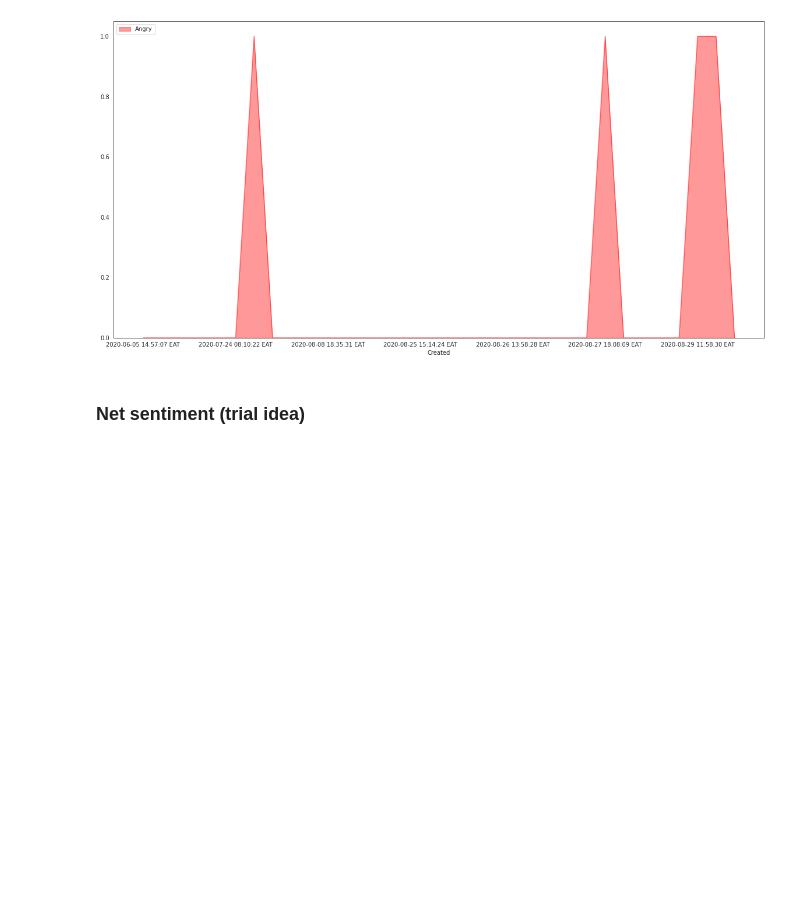
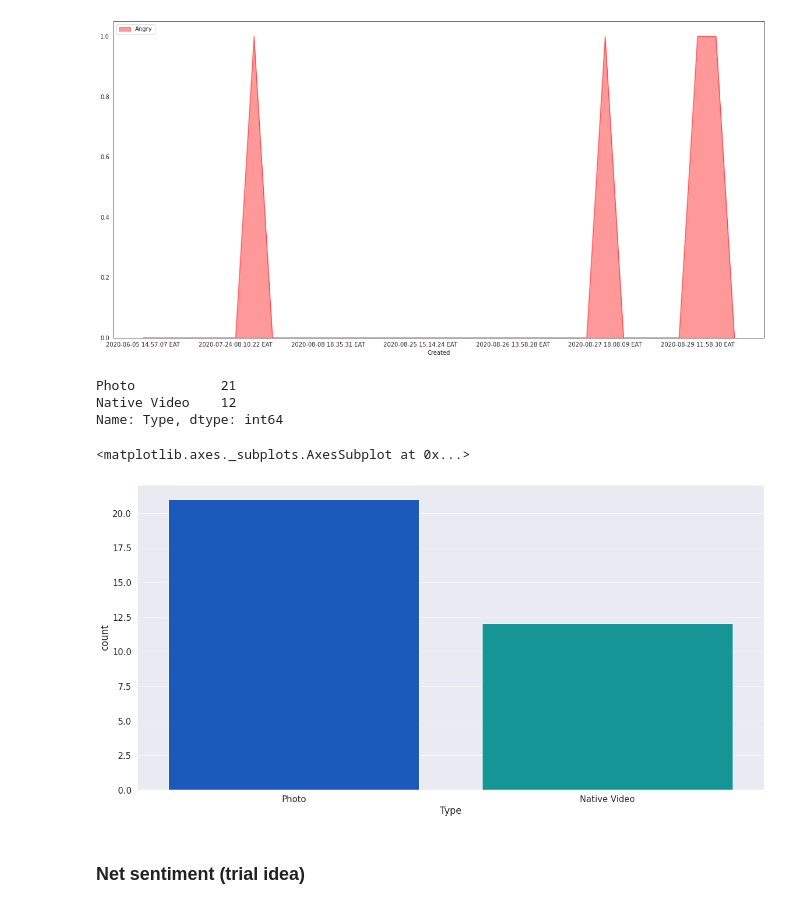
Before and after one commit to SunbirdAI/covid19-uganda-facebook-data-analysis, a Jupyter notebook: notebooks/KCCA_Posts_June_August.ipynb, the cells around one changed output. Cells and saved outputs as stored; diff of their text form; code cells hidden in the pictures; blank space fills up the shorter version.

```diff
--- a/notebooks/KCCA_Posts_June_August.ipynb
+++ b/notebooks/KCCA_Posts_June_August.ipynb
@@ -10,6 +10,7 @@ import datetime as dt
 # %%
 plt.rcParams["figure.figsize"] = (20,10)
 sns.set_style('darkgrid')
+sns.set(font_scale=1.4)
 # %%
 pd.set_option("display.max.columns", None)
 # %% [markdown]
@@ -228,6 +229,18 @@ posts.plot.area(x='Created', y='Angry', color='Red', alpha=0.4,  figsize=(20,10)
 # %% [output]
 <matplotlib.legend.Legend at 0x...>
 [figure]
+# %%
+post_types = posts['Type'].value_counts()
+post_types
+# %% [output]
+Photo           21
+Native Video    12
+Name: Type, dtype: int64
+# %%
+sns.countplot(x='Type', data=posts, palette='winter')
+# %% [output]
+<matplotlib.axes._subplots.AxesSubplot at 0x...>
+[figure, added]
 # %% [markdown]
 ### Net sentiment (trial idea)
 # %%
```
Also changed, not shown: parts of 1 cell of this notebook.
